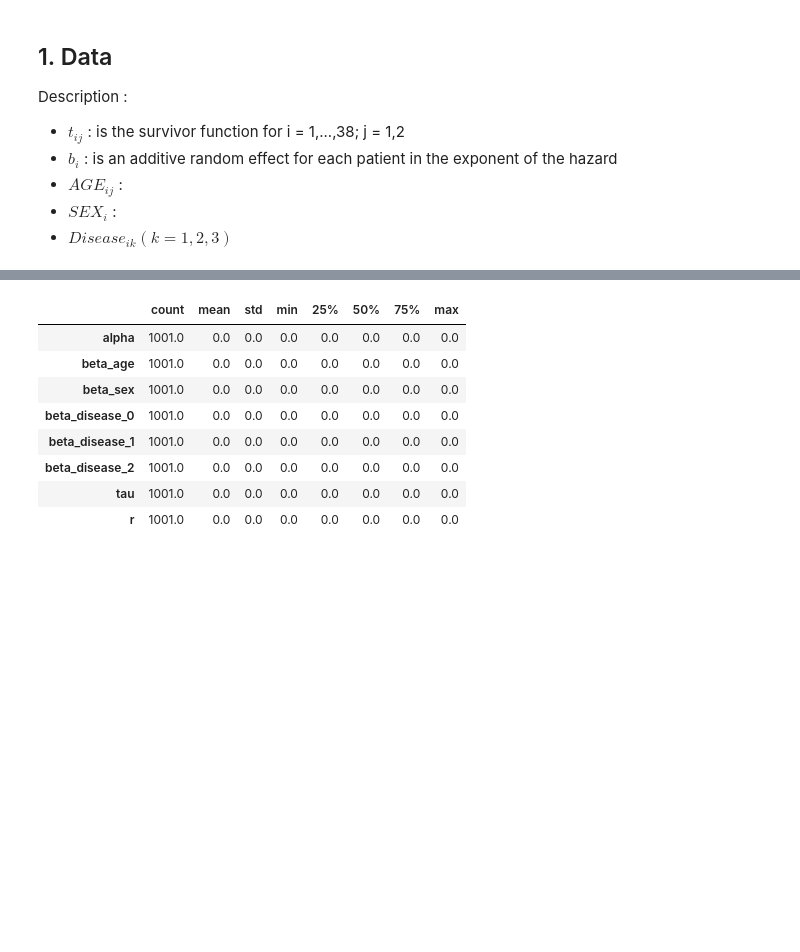
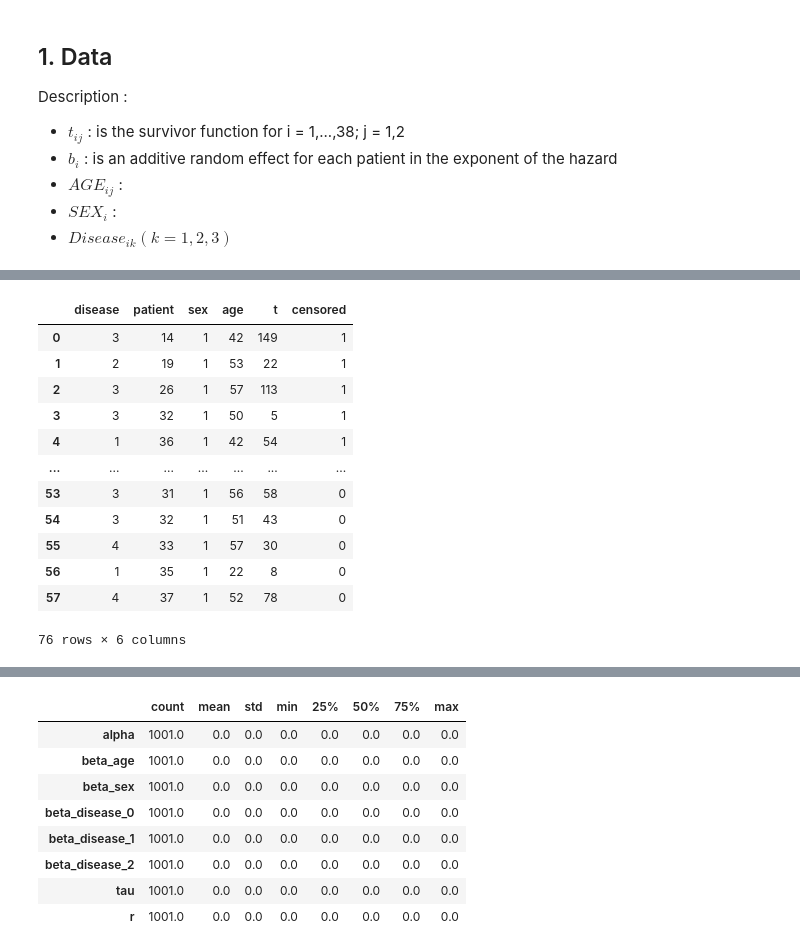
Before and after one commit to sarramars/Bayes-kidneys, a Jupyter notebook: notebook.ipynb, the cells around one changed output, grey strips where cells are left out. Cells and saved outputs as stored; diff of their text form; code cells hidden in the pictures; blank space fills up the shorter version.

```diff
--- a/notebook.ipynb
+++ b/notebook.ipynb
@@ -117,3 +140,21 @@ df_rc
+# %%
+df = pd.concat([df_rc, df_uc], axis = 0)
+# %%
+df
+# %% [output]
+|  | disease | patient | sex | age | t | censored |
+| 0 | 3 | 14 | 1 | 42 | 149 | 1 |
+| 1 | 2 | 19 | 1 | 53 | 22 | 1 |
+| 2 | 3 | 26 | 1 | 57 | 113 | 1 |
+| 3 | 3 | 32 | 1 | 50 | 5 | 1 |
+| 4 | 1 | 36 | 1 | 42 | 54 | 1 |
+| ... | ... | ... | ... | ... | ... | ... |
+| 53 | 3 | 31 | 1 | 56 | 58 | 0 |
+| 54 | 3 | 32 | 1 | 51 | 43 | 0 |
+| 55 | 4 | 33 | 1 | 57 | 30 | 0 |
+| 56 | 1 | 35 | 1 | 22 | 8 | 0 |
+| 57 | 4 | 37 | 1 | 52 | 78 | 0 |
+76 rows × 6 columns
 # %% [markdown]
 # Model
 
```
Also changed, not shown: parts of 5 cells of this notebook.
